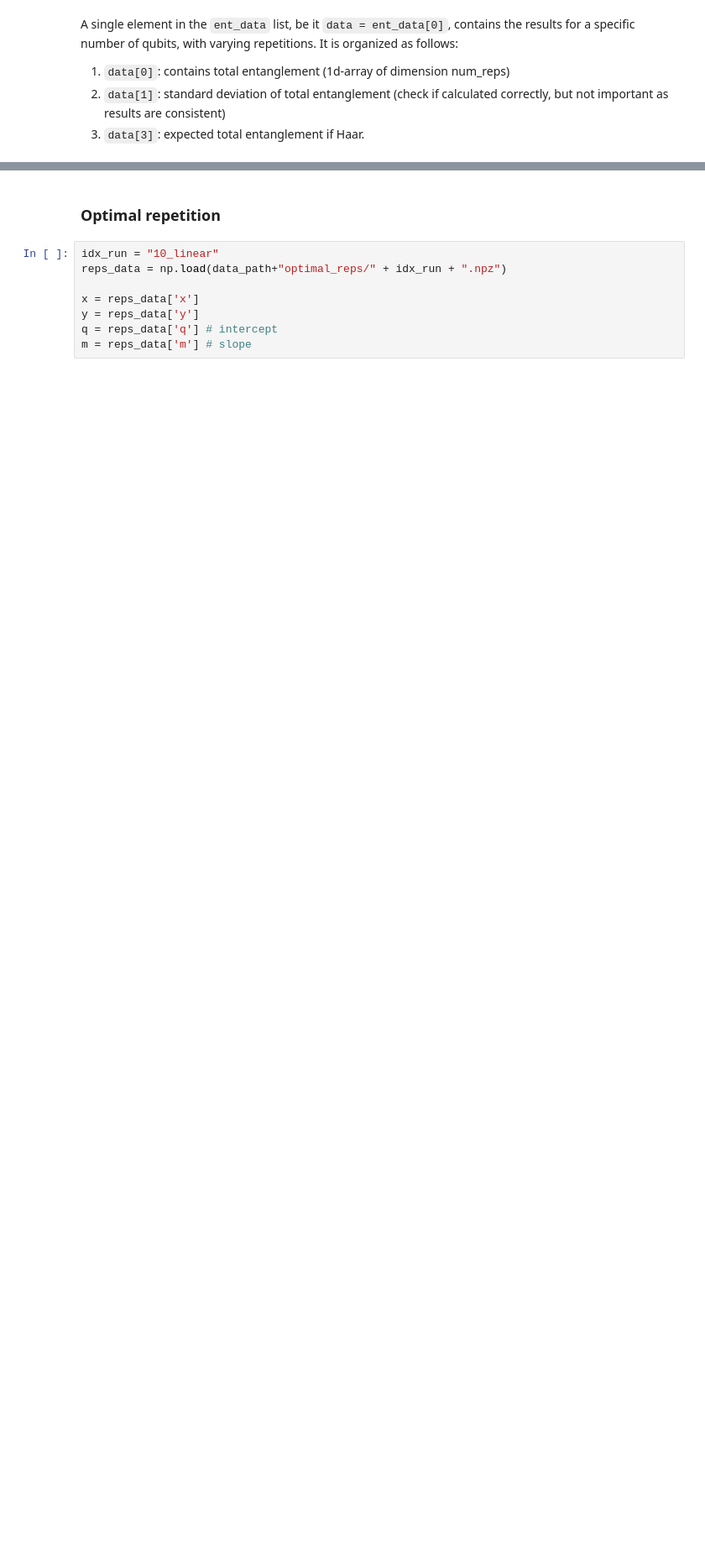
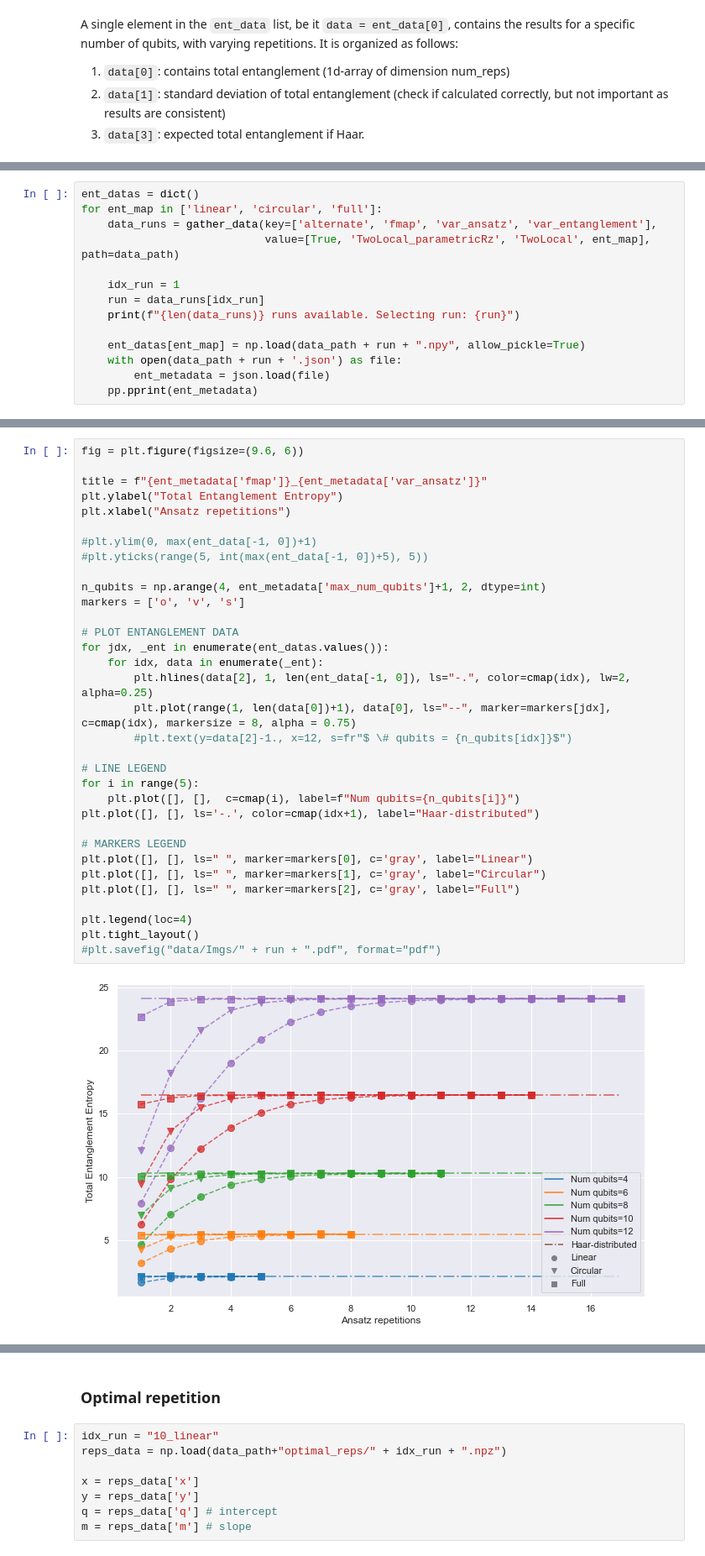
Before and after one commit to mballarin97/mps_qnn, a Jupyter notebook: examples/Ent_visualize.ipynb, the cells around one changed output, grey strips where cells are left out. Shown at 84% size. Saved outputs shown, nothing was run; the diff lists cells and outputs as text; blank space fills up the shorter version.

```diff
--- a/examples/Ent_visualize.ipynb
+++ b/examples/Ent_visualize.ipynb
@@ -88,0 +96,14 @@ q_3: ─░─┤ Ry(θ0[3]) ├──────────┤ X ├─░─
+# %%
+ent_datas = dict()
+for ent_map in ['linear', 'circular', 'full']:
+    data_runs = gather_data(key=['alternate', 'fmap', 'var_ansatz', 'var_entanglement'],
+                            value=[True, 'TwoLocal_parametricRz', 'TwoLocal', ent_map], path=data_path)
+
+    idx_run = 1
+    run = data_runs[idx_run]
+    print(f"{len(data_runs)} runs available. Selecting run: {run}")
+
+    ent_datas[ent_map] = np.load(data_path + run + ".npy", allow_pickle=True)
+    with open(data_path + run + '.json') as file:
+        ent_metadata = json.load(file)
+    pp.pprint(ent_metadata)
@@ -88,0 +130,35 @@ q_3: ─░─┤ Ry(θ0[3]) ├──────────┤ X ├─░─
+# %%
+fig = plt.figure(figsize=(9.6, 6))
+
+title = f"{ent_metadata['fmap']}_{ent_metadata['var_ansatz']}"
+plt.ylabel("Total Entanglement Entropy")
+plt.xlabel("Ansatz repetitions")
+
+#plt.ylim(0, max(ent_data[-1, 0])+1)
+#plt.yticks(range(5, int(max(ent_data[-1, 0])+5), 5))
+
+n_qubits = np.arange(4, ent_metadata['max_num_qubits']+1, 2, dtype=int)
+markers = ['o', 'v', 's']
+
+# PLOT ENTANGLEMENT DATA
+for jdx, _ent in enumerate(ent_datas.values()):
+    for idx, data in enumerate(_ent):
+        plt.hlines(data[2], 1, len(ent_data[-1, 0]), ls="-.", color=cmap(idx), lw=2, alpha=0.25)
+        plt.plot(range(1, len(data[0])+1), data[0], ls="--", marker=markers[jdx], c=cmap(idx), markersize = 8, alpha = 0.75)
+        #plt.text(y=data[2]-1., x=12, s=fr"$ \# qubits = {n_qubits[idx]}$")
+
+# LINE LEGEND
+for i in range(5):
+    plt.plot([], [],  c=cmap(i), label=f"Num qubits={n_qubits[i]}")
+plt.plot([], [], ls='-.', color=cmap(idx+1), label="Haar-distributed")
+
+# MARKERS LEGEND
+plt.plot([], [], ls=" ", marker=markers[0], c='gray', label="Linear")
+plt.plot([], [], ls=" ", marker=markers[1], c='gray', label="Circular")
+plt.plot([], [], ls=" ", marker=markers[2], c='gray', label="Full")
+
+plt.legend(loc=4)
+plt.tight_layout()
+#plt.savefig("data/Imgs/" + run + ".pdf", format="pdf")
+# %% [output]
+[figure, added]
```
Also changed, not shown: parts of 32 cells of this notebook, 1 other file.
